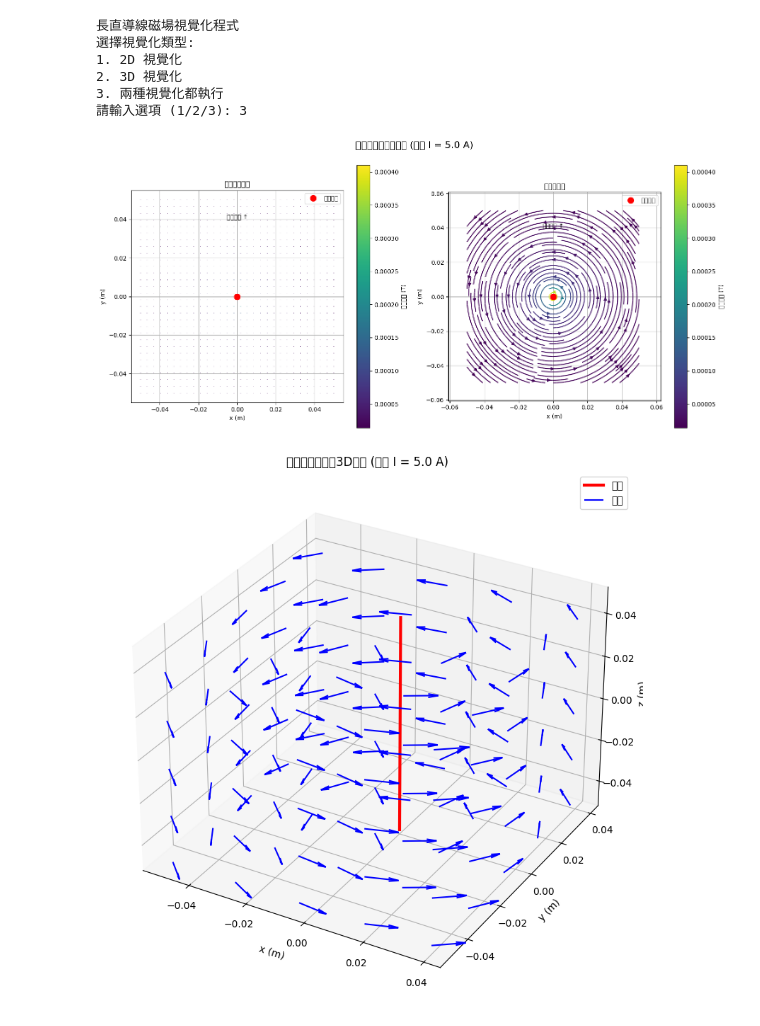
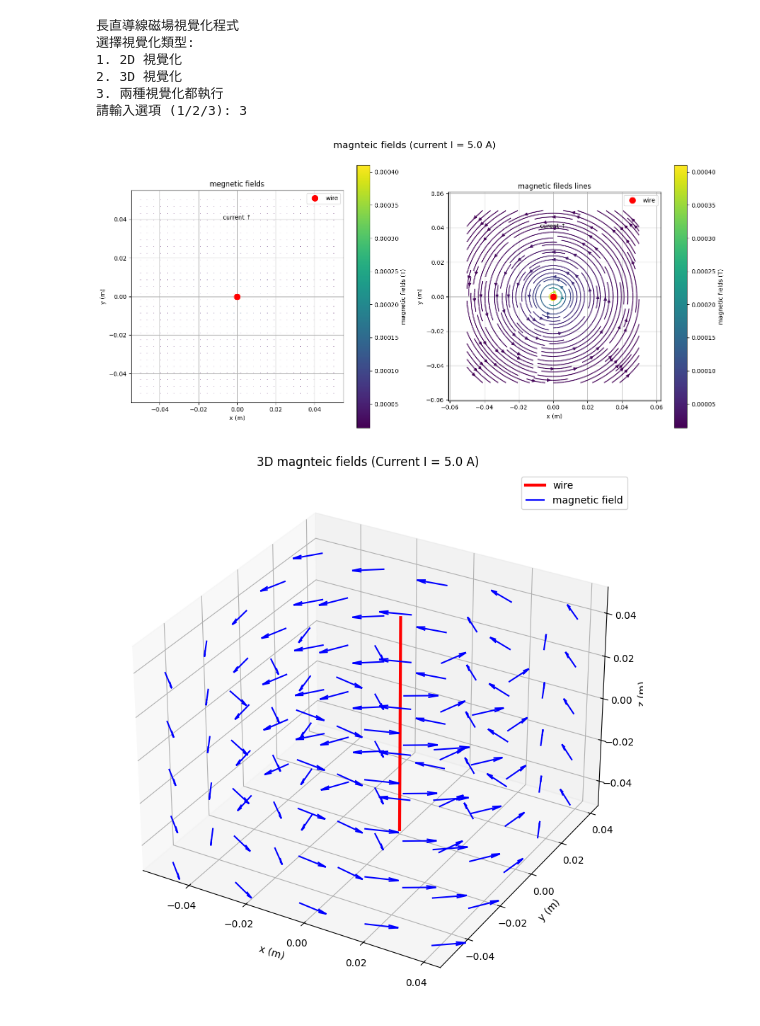
Before and after one commit to twyeh/university-physics, a Jupyter notebook: Ampere_Law_Magnetic_Fields.ipynb, the cells around one changed output. Saved outputs shown, nothing was run; the diff lists cells and outputs as text; code cells hidden in the pictures.

```diff
--- a/Ampere_Law_Magnetic_Fields.ipynb
+++ b/Ampere_Law_Magnetic_Fields.ipynb
@@ -38,34 +38,34 @@ def plot_magnetic_field_2d():
 
     # 圖1: 磁場向量表示
     quiver = ax1.quiver(X, Y, B_x, B_y, norm, cmap='viridis', pivot='mid', scale=30)
-    ax1.plot(0, 0, 'ro', markersize=10, label='導線位置')
-    ax1.set_title('磁場向量表示')
+    ax1.plot(0, 0, 'ro', markersize=10, label='wire')
+    ax1.set_title('megnetic fields')
     ax1.set_xlabel('x (m)')
     ax1.set_ylabel('y (m)')
-    ax1.text(0, 0.04, '電流方向 ↑', ha='center')
+    ax1.text(0, 0.04, 'current ↑', ha='center')
     ax1.grid(True)
     ax1.set_aspect('equal')
     ax1.legend()
 
     # 為向量場添加顏色條
-    cbar1 = fig.colorbar(quiver, ax=ax1, label='磁場強度 (T)')
+    cbar1 = fig.colorbar(quiver, ax=ax1, label='magnetic fields (T)')
 
     # 圖2: 磁場線表示
     streamplot = ax2.streamplot(X, Y, B_x, B_y, color=norm, cmap='viridis', density=1.5)
-    ax2.plot(0, 0, 'ro', markersize=10, label='導線位置')
-    ax2.set_title('磁場線表示')
+    ax2.plot(0, 0, 'ro', markersize=10, label='wire')
+    ax2.set_title('magnetic fileds lines')
     ax2.set_xlabel('x (m)')
     ax2.set_ylabel('y (m)')
-    ax2.text(0, 0.04, '電流方向 ↑', ha='center')
+    ax2.text(0, 0.04, 'curent ↑', ha='center')
     ax2.grid(True)
     ax2.set_aspect('equal')
     ax2.legend()
 
     # 為流線圖添加顏色條
-    cbar2 = fig.colorbar(streamplot.lines, ax=ax2, label='磁場強度 (T)')
+    cbar2 = fig.colorbar(streamplot.lines, ax=ax2, label='magnetic fields (T)')
 
     # 總標題
-    plt.suptitle(f'長直導線周圍的磁場 (電流 I = {I} A)', fontsize=16)
+    plt.suptitle(f'magnteic fields (current I = {I} A)', fontsize=16)
     plt.tight_layout()
     plt.subplots_adjust(top=0.9)
 
@@ -107,7 +107,7 @@ def plot_magnetic_field_3d():
     wire_z = np.linspace(-0.05, 0.05, 100)
     wire_x = np.zeros_like(wire_z)
     wire_y = np.zeros_like(wire_z)
-    ax.plot(wire_x, wire_y, wire_z, 'r-', linewidth=3, label='導線')
+    ax.plot(wire_x, wire_y, wire_z, 'r-', linewidth=3, label='wire')
 
     # 使用quiver3d繪製磁場
     # 為清晰起見，只繪製部分點
@@ -121,13 +121,13 @@ def plot_magnetic_field_3d():
               length=0.01,
               normalize=True,
               color='b',
-              label='磁場')
+              label='magnetic field')
 
     # 添加標籤和標題
     ax.set_xlabel('x (m)')
     ax.set_ylabel('y (m)')
     ax.set_zlabel('z (m)')
-    ax.set_title(f'長直導線周圍的3D磁場 (電流 I = {I} A)')
+    ax.set_title(f'3D magnteic fields (Current I = {I} A)')
 
     # 添加圖例
     ax.legend()
@@ -139,32 +139,32 @@ def plot_magnetic_field_3d():
 # 主函數
 def main():
     print("長直導線磁場視覺化程式")
     print("選擇視覺化類型:")
     print("1. 2D 視覺化")
     print("2. 3D 視覺化")
     print("3. 兩種視覺化都執行")
 
     choice = input("請輸入選項 (1/2/3): ")
 
     if choice == '1':
         plot_magnetic_field_2d()
     elif choice == '2':
         plot_magnetic_field_3d()
     elif choice == '3':
         plot_magnetic_field_2d()
         plot_magnetic_field_3d()
     else:
         print("無效選項，默認執行2D視覺化")
         plot_magnetic_field_2d()
 
 if __name__ == "__main__":
     main()
 # %% [output]
 長直導線磁場視覺化程式
 選擇視覺化類型:
 1. 2D 視覺化
 2. 3D 視覺化
 3. 兩種視覺化都執行
 請輸入選項 (1/2/3): 3
-[figure, old version]
+[figure, new version]
-[figure, old version]
+[figure, new version]
```
